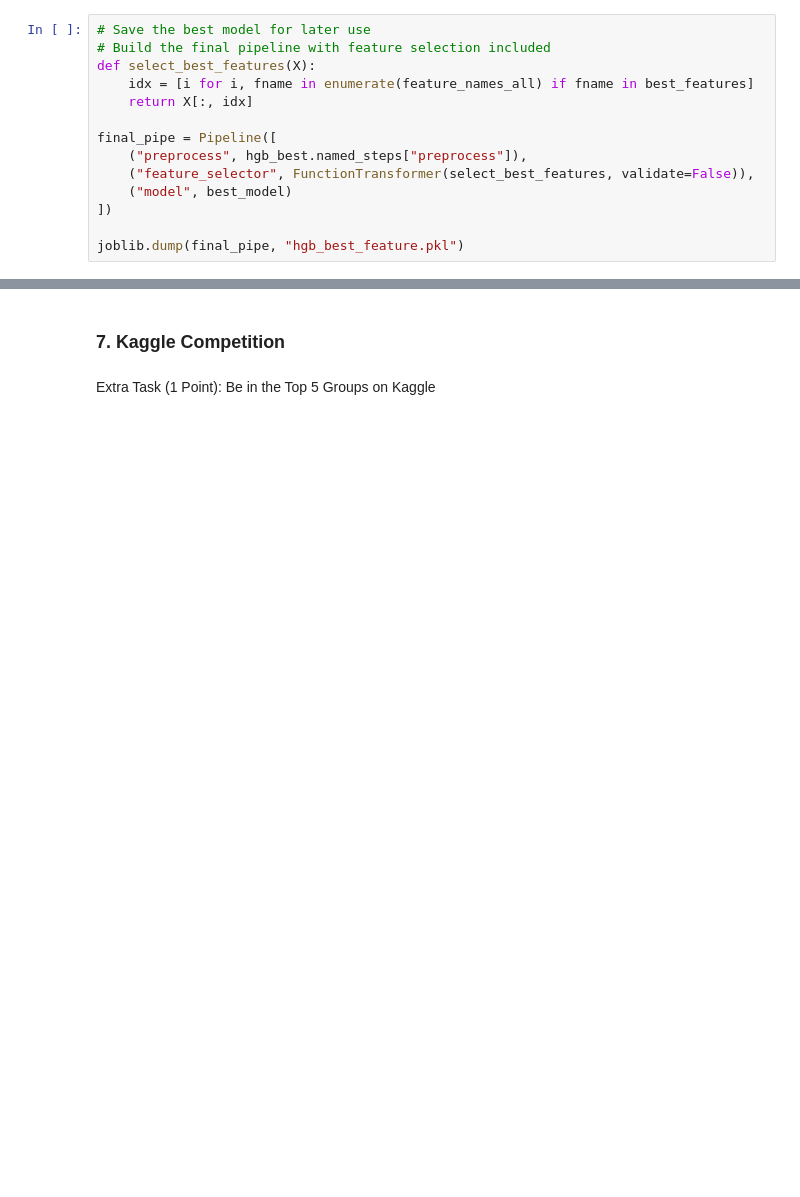
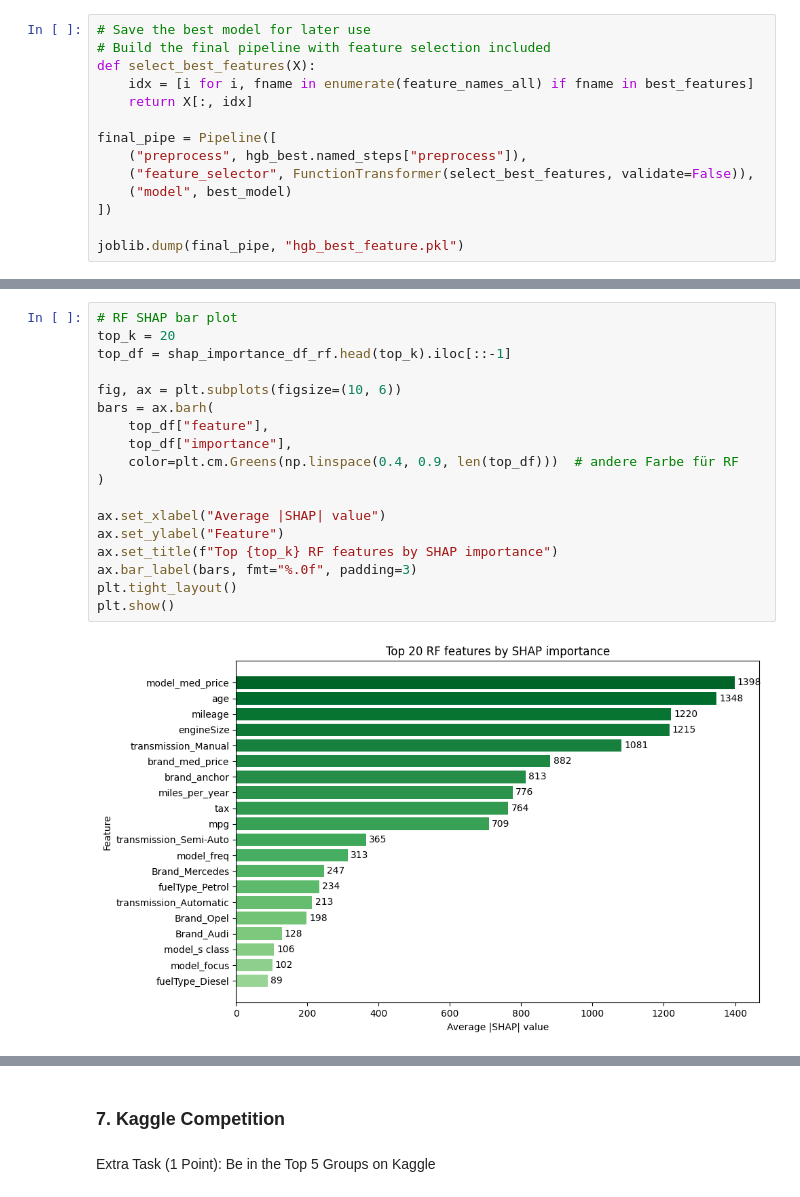
Before and after one commit to janThier/MDSAA-machine-learning, a Jupyter notebook: main_notebook.ipynb, the cells around one changed output, grey strips where cells are left out. Saved outputs shown, nothing was run; the diff lists cells and outputs as text; blank space fills up the shorter version.

```diff
--- a/main_notebook.ipynb
+++ b/main_notebook.ipynb
@@ -957,0 +1341,20 @@ joblib.dump(final_pipe, "hgb_best_feature.pkl")
+# %%
+# RF SHAP bar plot
+top_k = 20
+top_df = shap_importance_df_rf.head(top_k).iloc[::-1]
+
+fig, ax = plt.subplots(figsize=(10, 6))
+bars = ax.barh(
+    top_df["feature"],
+    top_df["importance"],
+    color=plt.cm.Greens(np.linspace(0.4, 0.9, len(top_df)))  # andere Farbe für RF
+)
+
+ax.set_xlabel("Average |SHAP| value")
+ax.set_ylabel("Feature")
+ax.set_title(f"Top {top_k} RF features by SHAP importance")
+ax.bar_label(bars, fmt="%.0f", padding=3)
+plt.tight_layout()
+plt.show()
+# %% [output]
+[figure, added]
```
Also changed, not shown: parts of 30 cells of this notebook.
